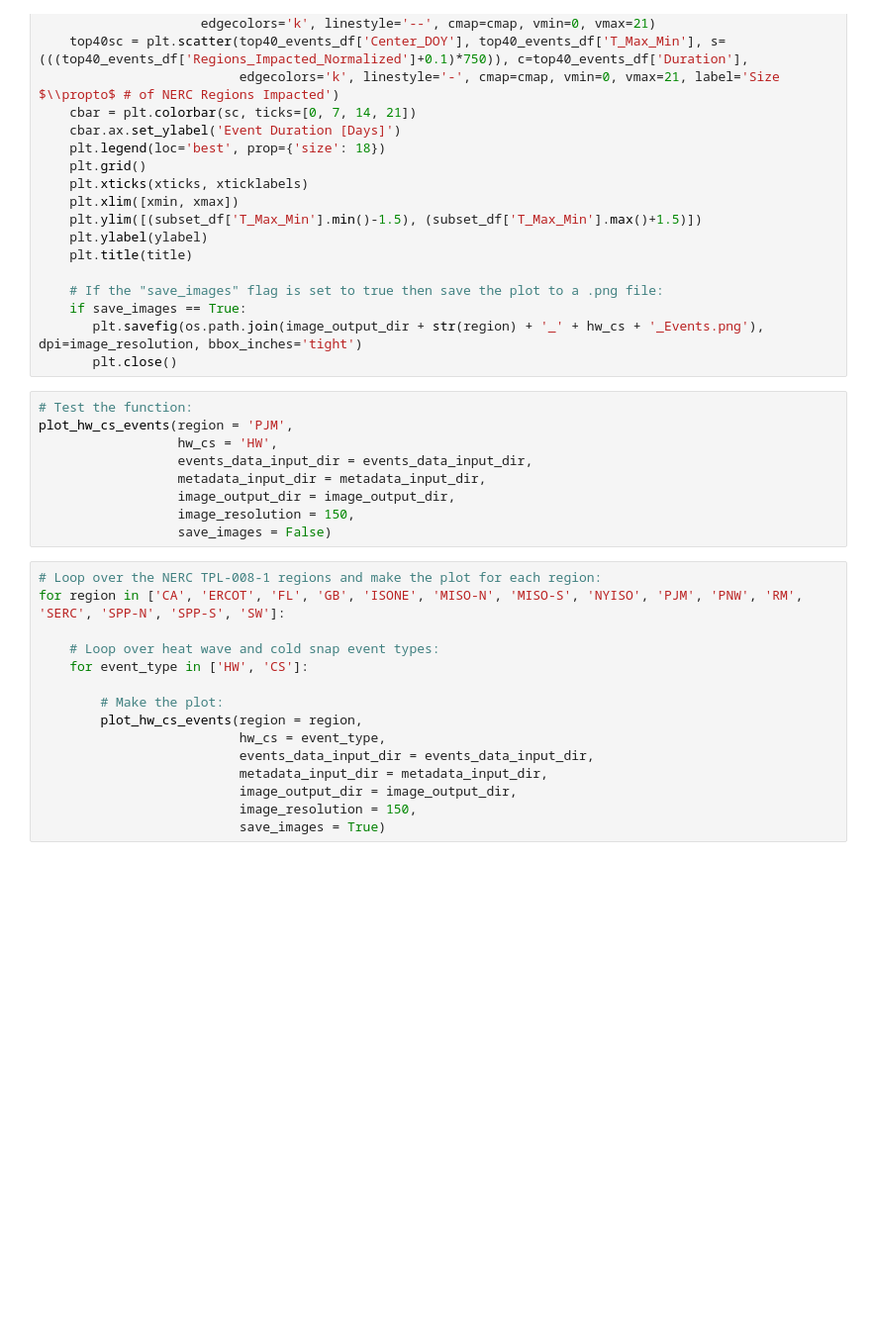
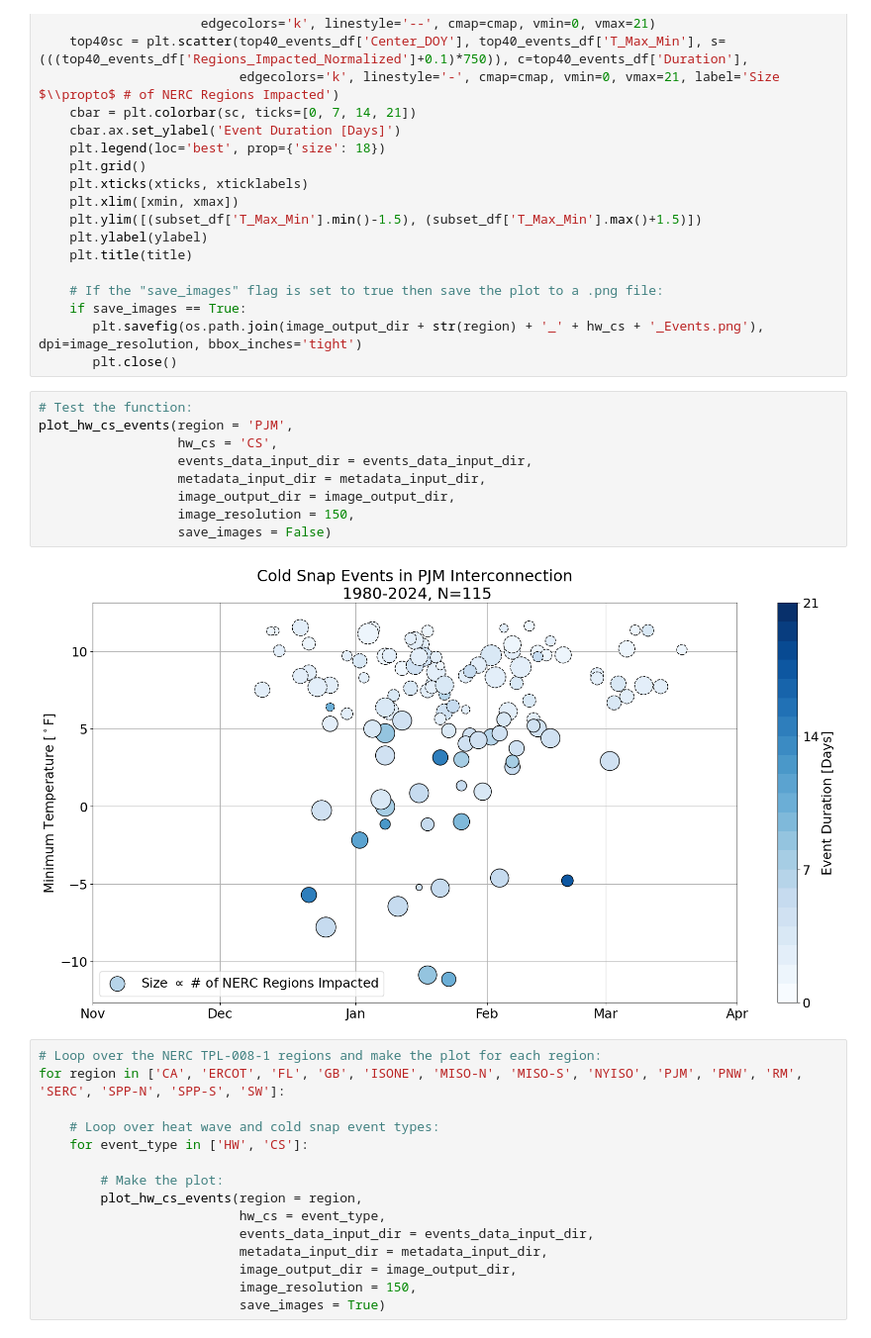
Before and after one commit to cdburley/burleyson-etal_2026_tbd, a Jupyter notebook: notebooks/plot_hw_cs_characteristics.ipynb, the cells around one changed output. Shown at 99% size. Saved outputs shown, nothing was run; the diff lists cells and outputs as text; blank space fills up the shorter version.

```diff
--- a/notebooks/plot_hw_cs_characteristics.ipynb
+++ b/notebooks/plot_hw_cs_characteristics.ipynb
@@ -108,12 +108,14 @@ def plot_hw_cs_events(region: int, hw_cs: str, events_data_input_dir: str, metad
 # %%
 # Test the function:
 plot_hw_cs_events(region = 'PJM',
-                  hw_cs = 'HW',
+                  hw_cs = 'CS',
                   events_data_input_dir = events_data_input_dir,
                   metadata_input_dir = metadata_input_dir,
                   image_output_dir = image_output_dir,
                   image_resolution = 150,
                   save_images = False)
+# %% [output]
+[figure, added]
 # %%
 # Loop over the NERC TPL-008-1 regions and make the plot for each region:
 for region in ['CA', 'ERCOT', 'FL', 'GB', 'ISONE', 'MISO-N', 'MISO-S', 'NYISO', 'PJM', 'PNW', 'RM', 'SERC', 'SPP-N', 'SPP-S', 'SW']:
```
Also changed, not shown: parts of 2 cells of this notebook, 2 other files.
